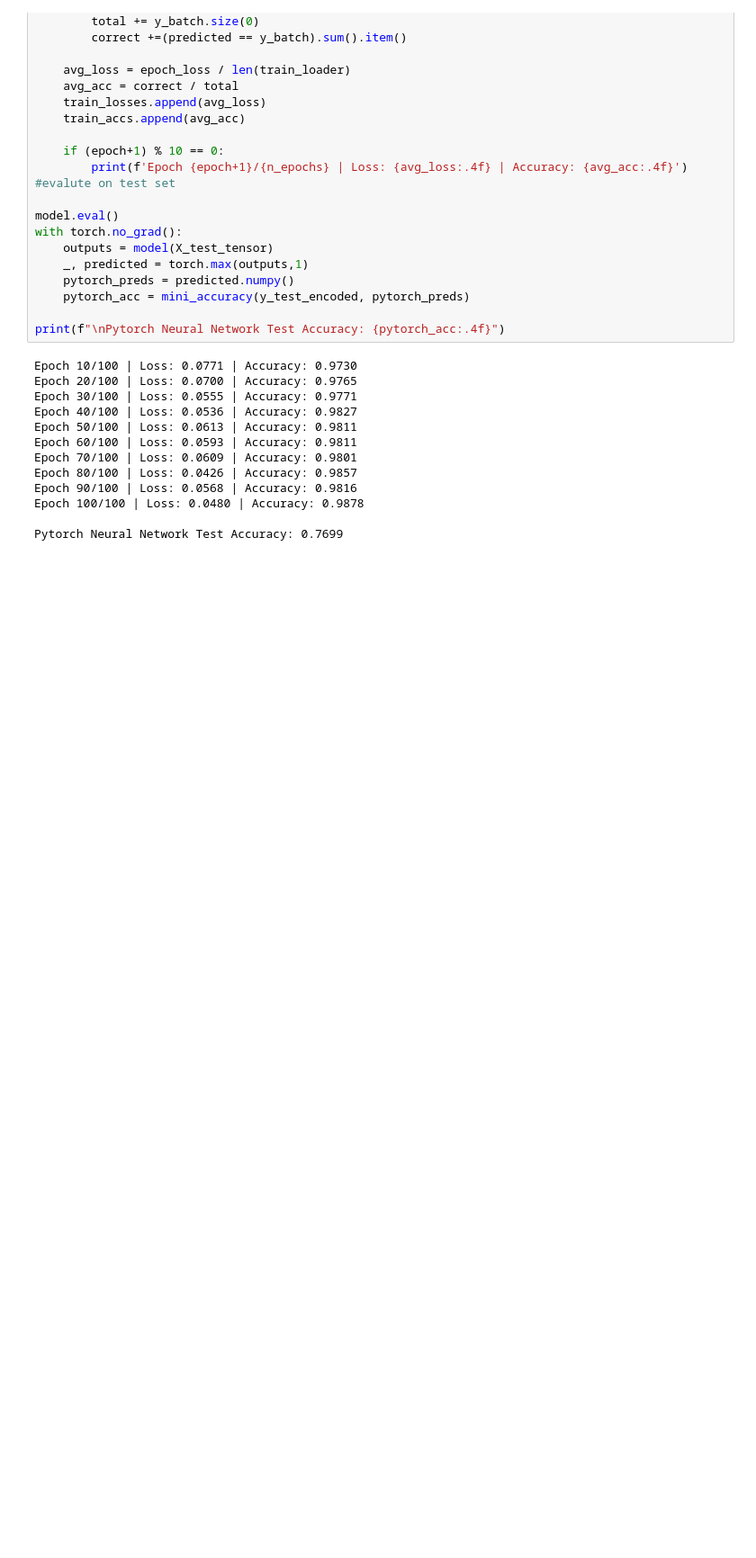
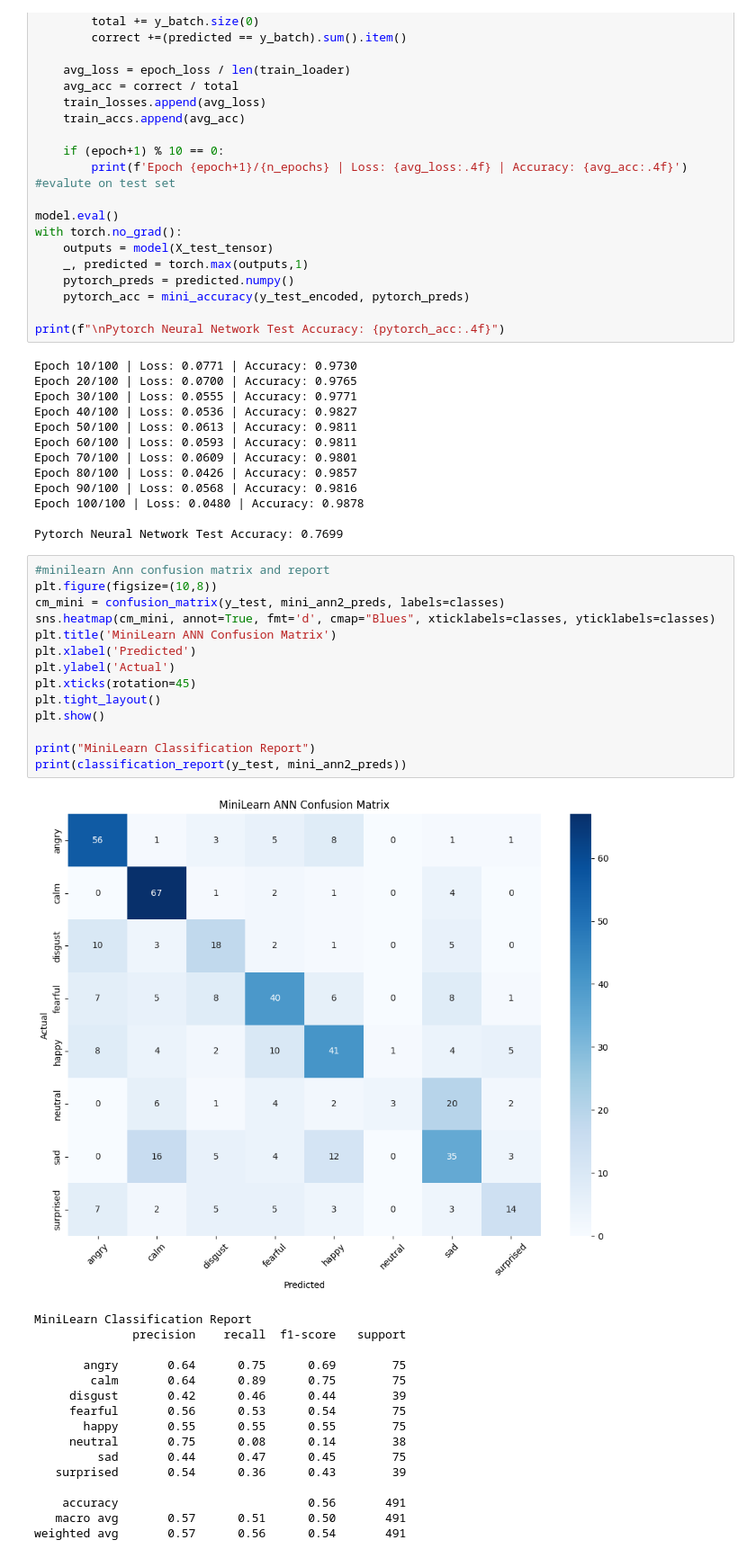
Before and after one commit to Alex-Abreu3/Project_CSE432-532, a Jupyter notebook: SER_Project/notebooks/week13_ann.ipynb, the cells around one changed output. Shown at 90% size. Cells and saved outputs as stored; diff of their text form; blank space fills up the shorter version.

Commit message:
Created Confusion matrix for both pytorch and minilearn along with classification reports and a training loss and traing accurcay for Pytorch

```diff
--- a/SER_Project/notebooks/week13_ann.ipynb
+++ b/SER_Project/notebooks/week13_ann.ipynb
@@ -225,3 +225,34 @@ Epoch 90/100 | Loss: 0.0568 | Accuracy: 0.9816
 Epoch 100/100 | Loss: 0.0480 | Accuracy: 0.9878
 
 Pytorch Neural Network Test Accuracy: 0.7699
+# %%
+#minilearn Ann confusion matrix and report
+plt.figure(figsize=(10,8))
+cm_mini = confusion_matrix(y_test, mini_ann2_preds, labels=classes)
+sns.heatmap(cm_mini, annot=True, fmt='d', cmap="Blues", xticklabels=classes, yticklabels=classes)
+plt.title('MiniLearn ANN Confusion Matrix')
+plt.xlabel('Predicted')
+plt.ylabel('Actual')
+plt.xticks(rotation=45)
+plt.tight_layout()
+plt.show()
+
+print("MiniLearn Classification Report")
+print(classification_report(y_test, mini_ann2_preds))
+# %% [output]
+[figure, added]
+MiniLearn Classification Report
+              precision    recall  f1-score   support
+
+       angry       0.64      0.75      0.69        75
+        calm       0.64      0.89      0.75        75
+     disgust       0.42      0.46      0.44        39
+     fearful       0.56      0.53      0.54        75
+       happy       0.55      0.55      0.55        75
+     neutral       0.75      0.08      0.14        38
+         sad       0.44      0.47      0.45        75
+   surprised       0.54      0.36      0.43        39
+
+    accuracy                           0.56       491
+   macro avg       0.57      0.51      0.50       491
+weighted avg       0.57      0.56      0.54       491
```
Also changed, not shown: parts of 1 cell of this notebook.
